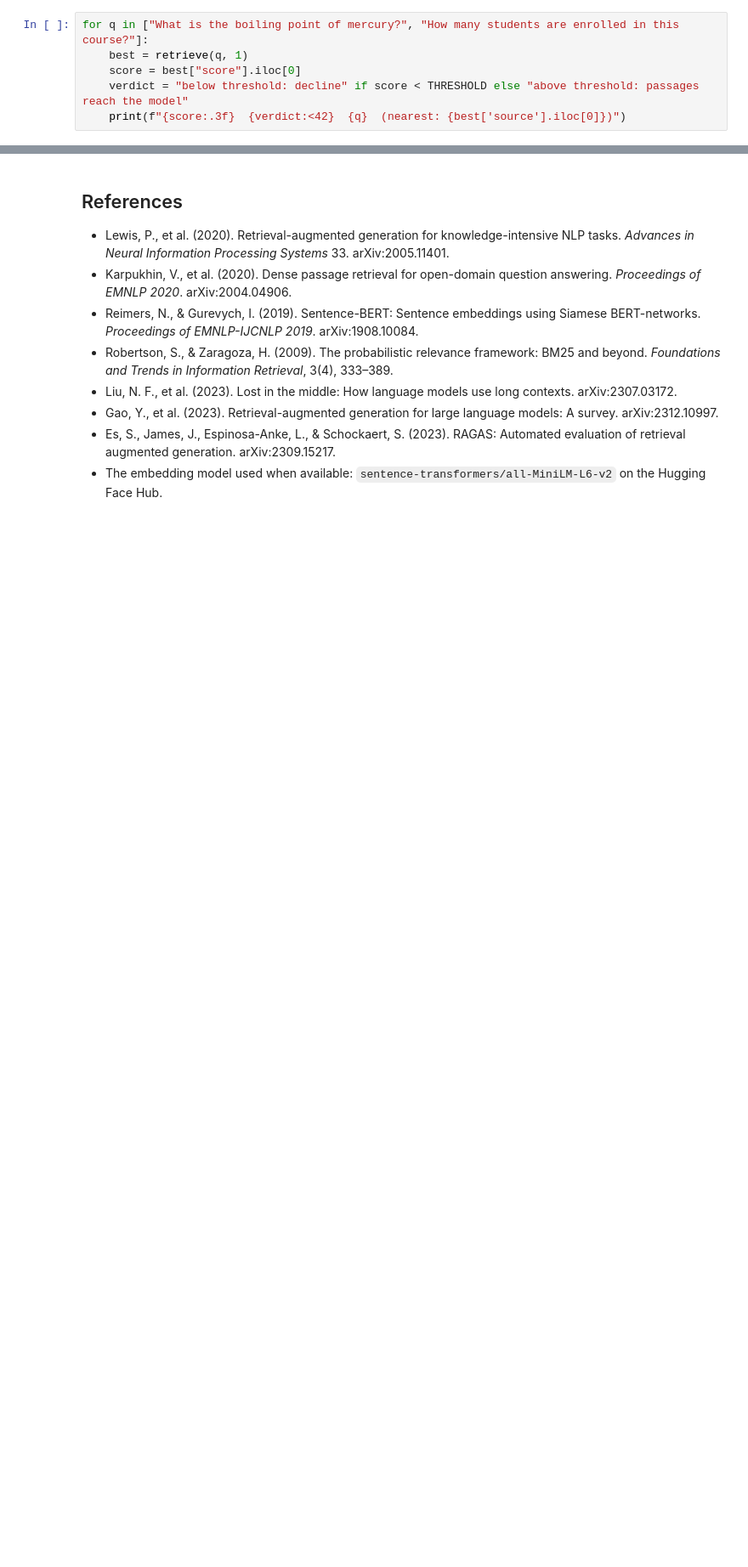
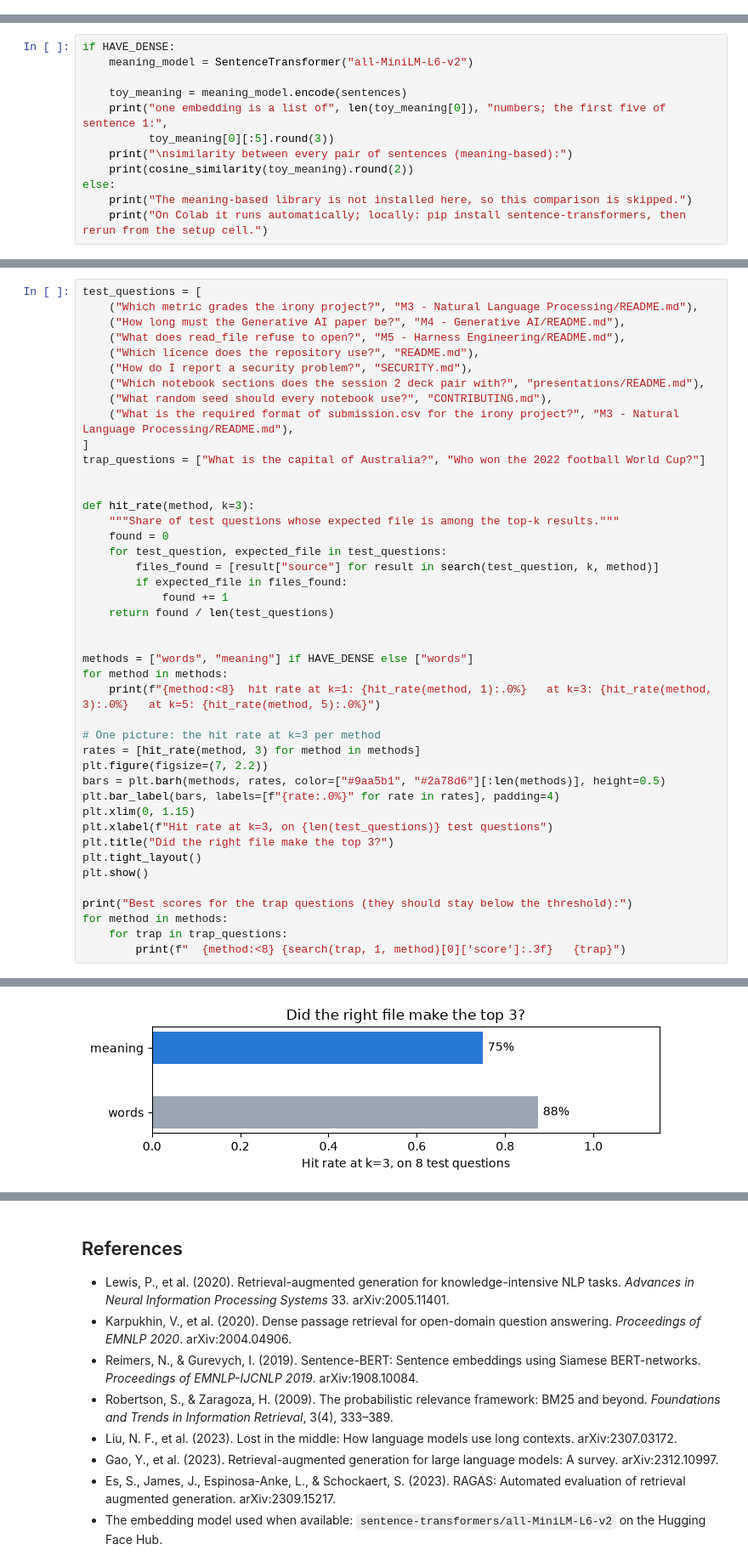
Before and after one commit to maglionejm/fontys-tech-exercises, a Jupyter notebook: M4 - Generative AI/01-retrieval-augmented-generation.ipynb, the cells around one changed output, grey strips where cells are left out. Shown at 85% size. Saved outputs shown, nothing was run; the diff lists cells and outputs as text; blank space fills up the shorter version.

```diff
--- a/M4 - Generative AI/01-retrieval-augmented-generation.ipynb
+++ b/M4 - Generative AI/01-retrieval-augmented-generation.ipynb
@@ -556,6 +0,0 @@ top source is the new document: True
-# %%
-for q in ["What is the boiling point of mercury?", "How many students are enrolled in this course?"]:
-    best = retrieve(q, 1)
-    score = best["score"].iloc[0]
-    verdict = "below threshold: decline" if score < THRESHOLD else "above threshold: passages reach the model"
-    print(f"{score:.3f}  {verdict:<42}  {q}  (nearest: {best['source'].iloc[0]})")
@@ -564,0 +240,12 @@ for q in ["What is the boiling point of mercury?", "How many students are enroll
+# %%
+if HAVE_DENSE:
+    meaning_model = SentenceTransformer("all-MiniLM-L6-v2")
+
+    toy_meaning = meaning_model.encode(sentences)
+    print("one embedding is a list of", len(toy_meaning[0]), "numbers; the first five of sentence 1:",
+          toy_meaning[0][:5].round(3))
+    print("\nsimilarity between every pair of sentences (meaning-based):")
+    print(cosine_similarity(toy_meaning).round(2))
+else:
+    print("The meaning-based library is not installed here, so this comparison is skipped.")
+    print("On Colab it runs automatically; locally: pip install sentence-transformers, then rerun from the setup cell.")
@@ -564,0 +475,44 @@ for q in ["What is the boiling point of mercury?", "How many students are enroll
+# %%
+test_questions = [
+    ("Which metric grades the irony project?", "M3 - Natural Language Processing/README.md"),
+    ("How long must the Generative AI paper be?", "M4 - Generative AI/README.md"),
+    ("What does read_file refuse to open?", "M5 - Harness Engineering/README.md"),
+    ("Which licence does the repository use?", "README.md"),
+    ("How do I report a security problem?", "SECURITY.md"),
+    ("Which notebook sections does the session 2 deck pair with?", "presentations/README.md"),
+    ("What random seed should every notebook use?", "CONTRIBUTING.md"),
+    ("What is the required format of submission.csv for the irony project?", "M3 - Natural Language Processing/README.md"),
+]
+trap_questions = ["What is the capital of Australia?", "Who won the 2022 football World Cup?"]
+
+
+def hit_rate(method, k=3):
+    """Share of test questions whose expected file is among the top-k results."""
+    found = 0
+    for test_question, expected_file in test_questions:
+        files_found = [result["source"] for result in search(test_question, k, method)]
+        if expected_file in files_found:
+            found += 1
+    return found / len(test_questions)
+
+
+methods = ["words", "meaning"] if HAVE_DENSE else ["words"]
+for method in methods:
+    print(f"{method:<8}  hit rate at k=1: {hit_rate(method, 1):.0%}   at k=3: {hit_rate(method, 3):.0%}   at k=5: {hit_rate(method, 5):.0%}")
+
+# One picture: the hit rate at k=3 per method
+rates = [hit_rate(method, 3) for method in methods]
+plt.figure(figsize=(7, 2.2))
+bars = plt.barh(methods, rates, color=["#9aa5b1", "#2a78d6"][:len(methods)], height=0.5)
+plt.bar_label(bars, labels=[f"{rate:.0%}" for rate in rates], padding=4)
+plt.xlim(0, 1.15)
+plt.xlabel(f"Hit rate at k=3, on {len(test_questions)} test questions")
+plt.title("Did the right file make the top 3?")
+plt.tight_layout()
+plt.show()
+
+print("Best scores for the trap questions (they should stay below the threshold):")
+for method in methods:
+    for trap in trap_questions:
+        print(f"  {method:<8} {search(trap, 1, method)[0]['score']:.3f}   {trap}")
+# %% [output]
@@ -564,0 +521 @@ for q in ["What is the boiling point of mercury?", "How many students are enroll
+[figure, added]
```
Also changed, not shown: parts of 55 cells of this notebook, 3 other files.
